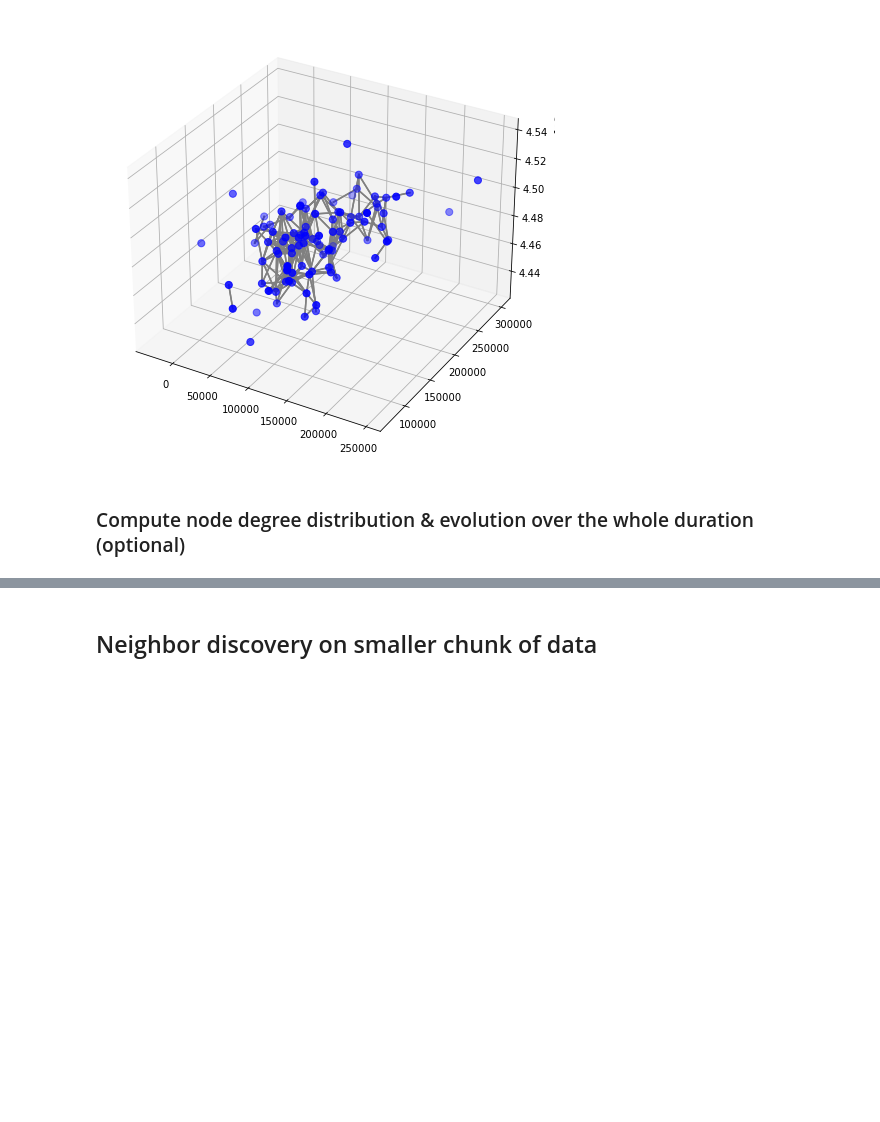
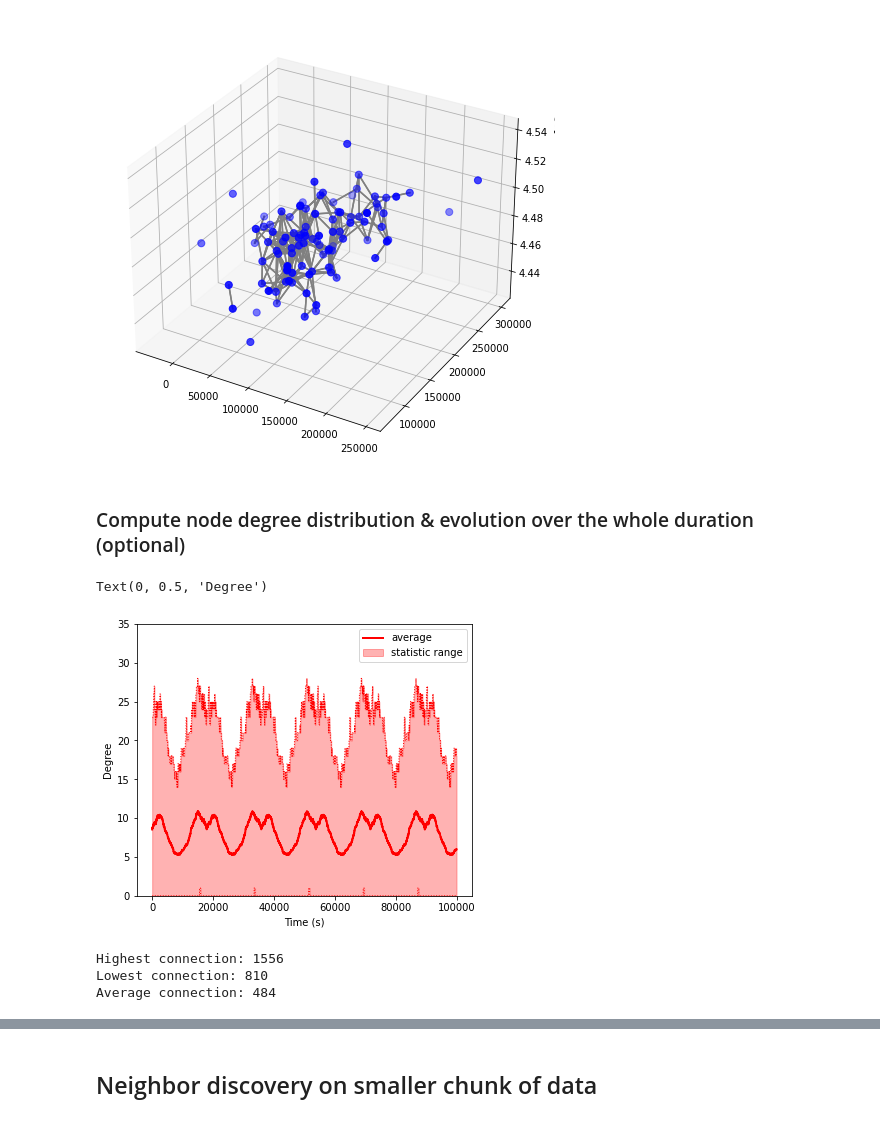
Before and after one commit to eakopyan/SwarmPy_Simulator, a Jupyter notebook: src/swarm_characterization.ipynb, the cells around one changed output, grey strips where cells are left out. Saved outputs shown, nothing was run; the diff lists cells and outputs as text; code cells hidden in the pictures; blank space fills up the shorter version.

```diff
--- a/src/swarm_characterization.ipynb
+++ b/src/swarm_characterization.ipynb
@@ -78,0 +77,27 @@ with open('fig_2c.csv', 'w', encoding='UTF8', newline='') as f:
+# %%
+dmean = [np.mean(d) for d in degree_distrib.values()]
+# %%
+idx = np.arange(0,100000,10)
+
+plt.figure(figsize=(6,5))
+plt.plot(idx, dmax, c='red', lw=1, ls=':')
+plt.plot(idx, dmean, label='average', c='red', lw=2)
+plt.plot(idx, dmin, c='red', lw=1, ls=':')
+plt.fill_between(x=idx, y1=dmin, y2=dmax, color='red', alpha=0.3, label='statistic range')
+#plt.plot(idx, dq1, label='Q1', c='blue', lw=1)
+#plt.plot(idx, dq3, label='Q3', c='red', lw=1)
+plt.ylim(0,35)
+plt.legend(loc='upper right')
+plt.xlabel('Time (s)')
+plt.ylabel('Degree')
+# %% [output]
+Text(0, 0.5, 'Degree')
+[figure, added]
+# %%
+print('Highest connection:', dmin.index(np.max(dmin)))
+print('Lowest connection:', dmax.index(np.min(dmax)))
+print('Average connection:', dmean.index(np.floor(np.mean(dmean))))
+# %% [output]
+Highest connection: 1556
+Lowest connection: 810
+Average connection: 484
```
Also changed, not shown: parts of 29 cells of this notebook, 7 other files.
